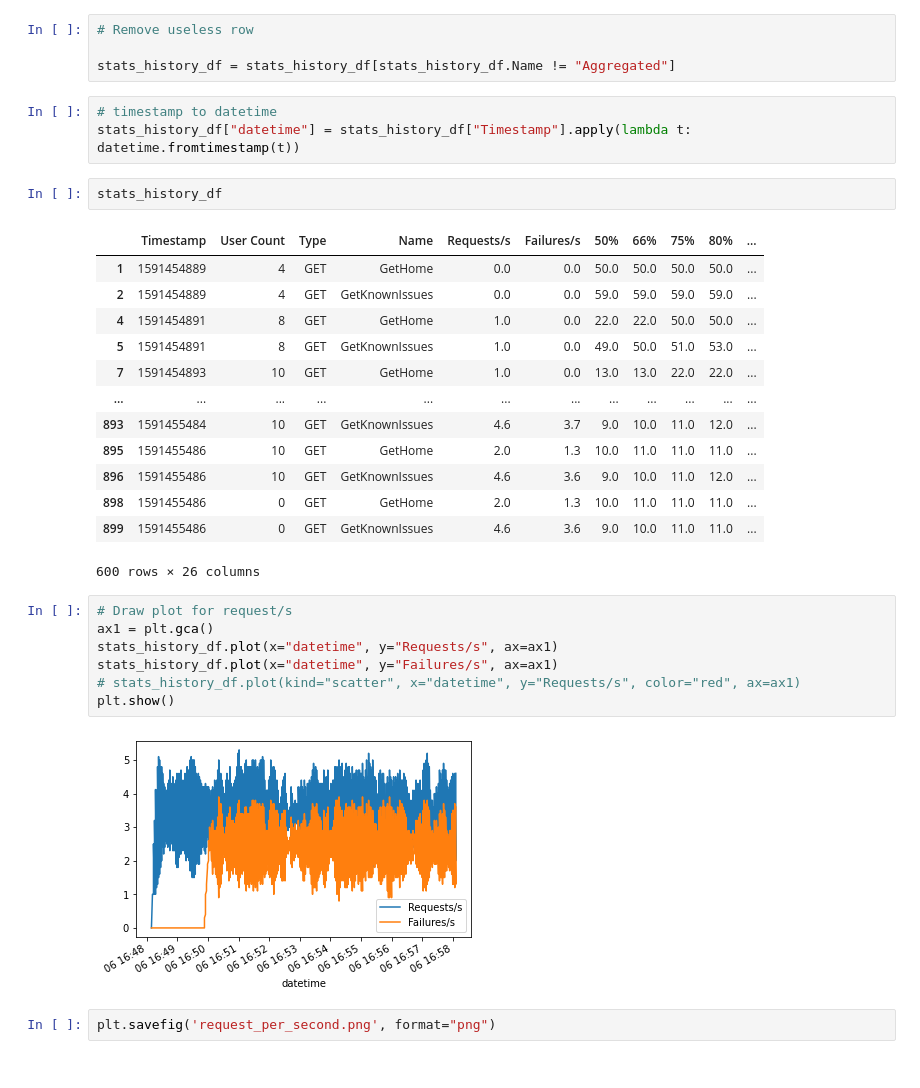
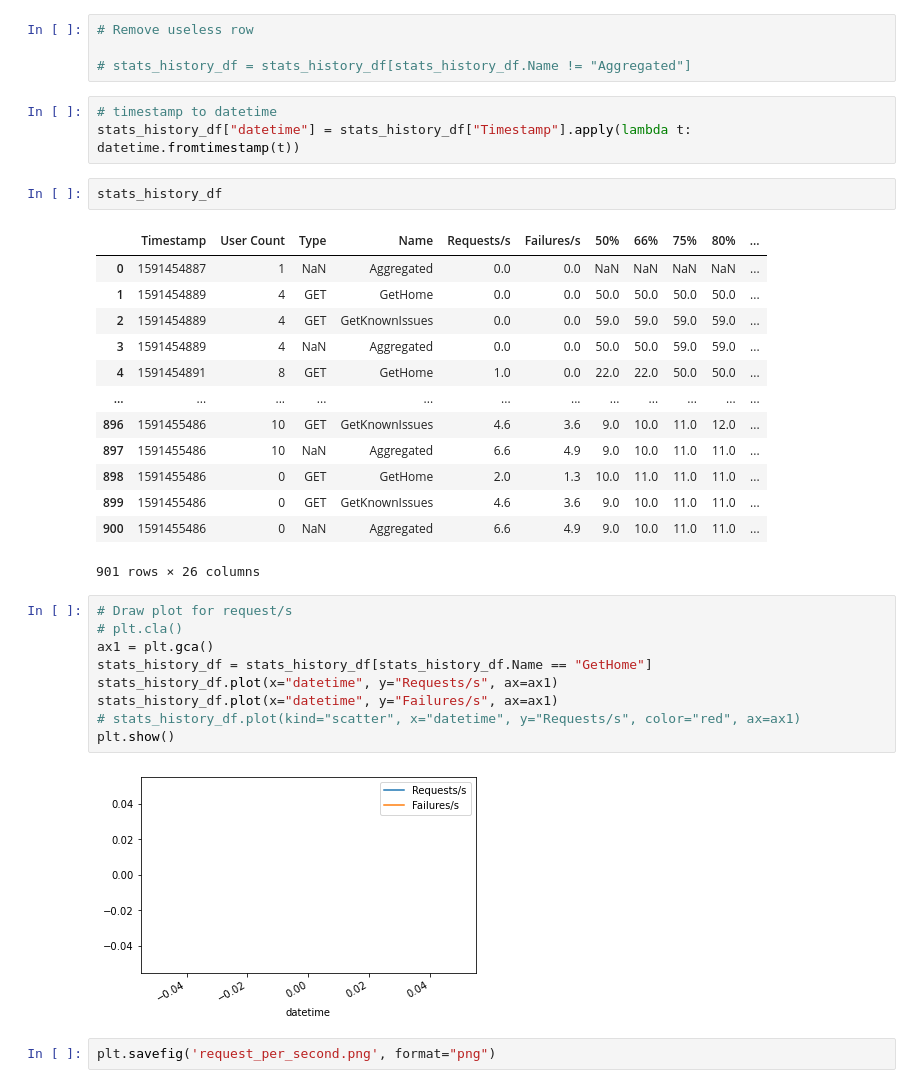
Before and after one commit to pawndev/locuplot, a Jupyter notebook: example/stats_history.ipynb, the cells around one changed output. Saved outputs shown, nothing was run; the diff lists cells and outputs as text.

```diff
--- a/example/stats_history.ipynb
+++ b/example/stats_history.ipynb
@@ -10,7 +10,7 @@ stats_history_df = pd.read_csv('./stats/sample_stats_history.csv', sep=",")
 # %%
 # Remove useless row
 
-stats_history_df = stats_history_df[stats_history_df.Name != "Aggregated"]
+# stats_history_df = stats_history_df[stats_history_df.Name != "Aggregated"]
 # %%
 # timestamp to datetime
 stats_history_df["datetime"] = stats_history_df["Timestamp"].apply(lambda t: datetime.fromtimestamp(t))
@@ -18,27 +18,29 @@ stats_history_df["datetime"] = stats_history_df["Timestamp"].apply(lambda t: dat
 stats_history_df
 # %% [output]
 |  | Timestamp | User Count | Type | Name | Requests/s | Failures/s | 50% | 66% | 75% | 80% | ... |
+| 0 | 1591454887 | 1 | NaN | Aggregated | 0.0 | 0.0 | NaN | NaN | NaN | NaN | ... |
 | 1 | 1591454889 | 4 | GET | GetHome | 0.0 | 0.0 | 50.0 | 50.0 | 50.0 | 50.0 | ... |
 | 2 | 1591454889 | 4 | GET | GetKnownIssues | 0.0 | 0.0 | 59.0 | 59.0 | 59.0 | 59.0 | ... |
+| 3 | 1591454889 | 4 | NaN | Aggregated | 0.0 | 0.0 | 50.0 | 50.0 | 59.0 | 59.0 | ... |
 | 4 | 1591454891 | 8 | GET | GetHome | 1.0 | 0.0 | 22.0 | 22.0 | 50.0 | 50.0 | ... |
-| 5 | 1591454891 | 8 | GET | GetKnownIssues | 1.0 | 0.0 | 49.0 | 50.0 | 51.0 | 53.0 | ... |
-| 7 | 1591454893 | 10 | GET | GetHome | 1.0 | 0.0 | 13.0 | 13.0 | 22.0 | 22.0 | ... |
 | ... | ... | ... | ... | ... | ... | ... | ... | ... | ... | ... | ... |
-| 893 | 1591455484 | 10 | GET | GetKnownIssues | 4.6 | 3.7 | 9.0 | 10.0 | 11.0 | 12.0 | ... |
-| 895 | 1591455486 | 10 | GET | GetHome | 2.0 | 1.3 | 10.0 | 11.0 | 11.0 | 11.0 | ... |
 | 896 | 1591455486 | 10 | GET | GetKnownIssues | 4.6 | 3.6 | 9.0 | 10.0 | 11.0 | 12.0 | ... |
+| 897 | 1591455486 | 10 | NaN | Aggregated | 6.6 | 4.9 | 9.0 | 10.0 | 11.0 | 11.0 | ... |
 | 898 | 1591455486 | 0 | GET | GetHome | 2.0 | 1.3 | 10.0 | 11.0 | 11.0 | 11.0 | ... |
 | 899 | 1591455486 | 0 | GET | GetKnownIssues | 4.6 | 3.6 | 9.0 | 10.0 | 11.0 | 11.0 | ... |
+| 900 | 1591455486 | 0 | NaN | Aggregated | 6.6 | 4.9 | 9.0 | 10.0 | 11.0 | 11.0 | ... |
-600 rows × 26 columns
+901 rows × 26 columns
 # %%
 # Draw plot for request/s
+# plt.cla()
 ax1 = plt.gca()
+stats_history_df = stats_history_df[stats_history_df.Name == "GetHome"]
 stats_history_df.plot(x="datetime", y="Requests/s", ax=ax1)
 stats_history_df.plot(x="datetime", y="Failures/s", ax=ax1)
 # stats_history_df.plot(kind="scatter", x="datetime", y="Requests/s", color="red", ax=ax1)
 plt.show()
 # %% [output]
-[figure, old version]
+[figure, new version]
 # %%
 plt.savefig('request_per_second.png', format="png")
 # %% [output]
```
Also changed, not shown: parts of 1 cell of this notebook, 2 other files.
